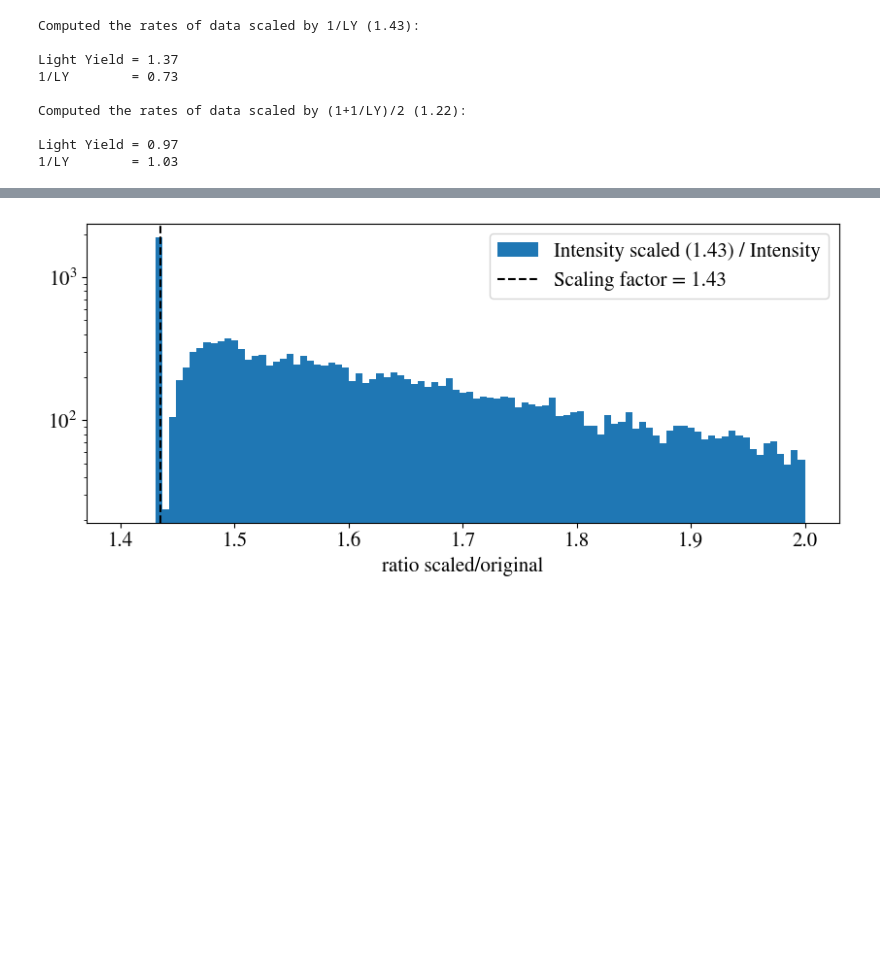
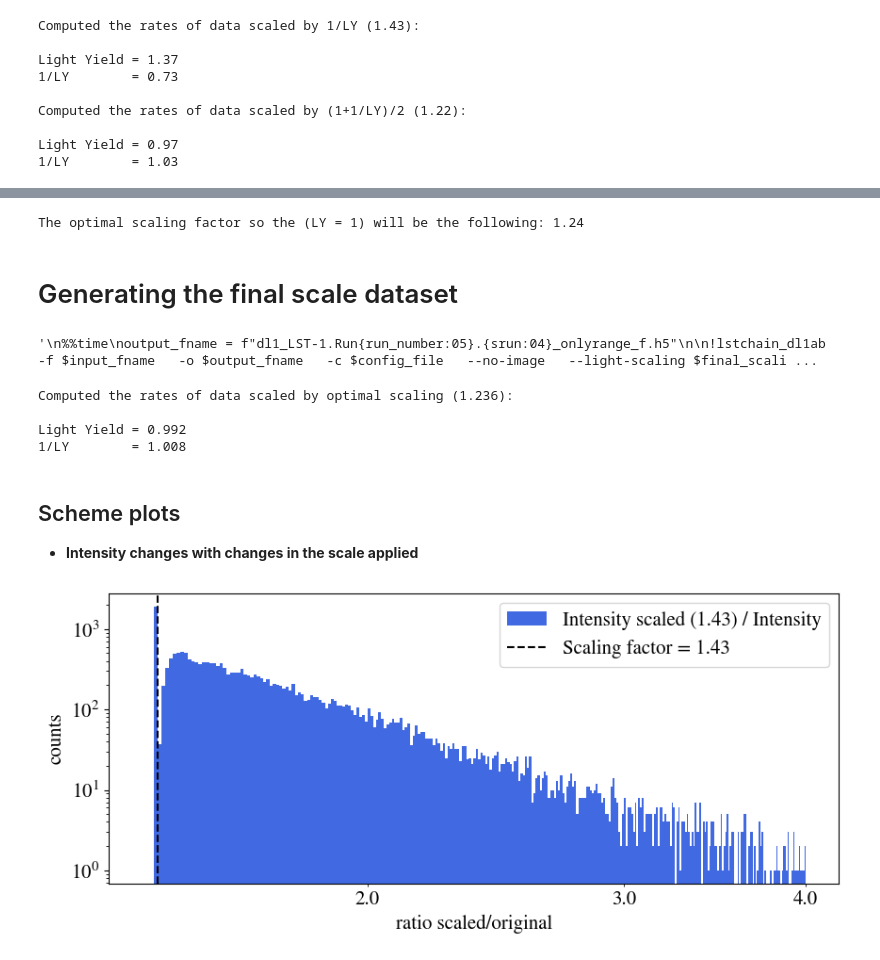
Before and after one commit to juanjq/cosmic_ray_data_correction, a Jupyter notebook: dl2_production/testing_dl1ab_changes.ipynb, the cells around one changed output, grey strips where cells are left out. Drawn from its saved outputs; the diff is of its cells as text; code cells hidden in the pictures; blank space fills up the shorter version.

Commit message:
Finished the prototype of light scaling (tested in one subrun)

```diff
--- a/dl2_production/testing_dl1ab_changes.ipynb
+++ b/dl2_production/testing_dl1ab_changes.ipynb
@@ -235,8 +218,9 @@ output_fname = f"dl1_LST-1.Run{run:05}.{srun:04}_onlyrange_1.h5"
 # %% [markdown]
 ## Reading the total and reduced subset
 # %%
-dl1b_df_total1 = read_table(f"dl1_LST-1.Run{run:05}.{srun:04}_test_1.h5",      dl1_params_lstcam_key)
-dl1b_df_sub1   = read_table(f"dl1_LST-1.Run{run:05}.{srun:04}_onlyrange_1.h5", dl1_params_lstcam_key)
+# reading the files
+dl1b_df_total1 = read_table(f"dl1_LST-1.Run{run_number:05}.{srun:04}_test_1.h5",      dl1_params_lstcam_key)
+dl1b_df_sub1   = read_table(f"dl1_LST-1.Run{run_number:05}.{srun:04}_onlyrange_1.h5", dl1_params_lstcam_key)
 
 # histograms
 hist_tot_1, _ = np.histogram(dl1b_df_total1["intensity"], total_bins)
@@ -296,4 +277,10 @@ dl1b_df_total3 = read_table(f"dl1_LST-1.Run{run:05}.{srun:04}_test_3.h5",      d
 # %%
+# reading the files
+dl1b_df_sub2   = read_table(f"dl1_LST-1.Run{run_number:05}.{srun:04}_onlyrange_2.h5", dl1_params_lstcam_key)
+dl1b_df_sub3   = read_table(f"dl1_LST-1.Run{run_number:05}.{srun:04}_onlyrange_3.h5", dl1_params_lstcam_key)
+dl1b_df_total2 = read_table(f"dl1_LST-1.Run{run_number:05}.{srun:04}_test_2.h5",      dl1_params_lstcam_key)
+dl1b_df_total3 = read_table(f"dl1_LST-1.Run{run_number:05}.{srun:04}_test_3.h5",      dl1_params_lstcam_key)
+
 # histograms
 hist_tot_2, _ = np.histogram(dl1b_df_total2["intensity"], total_bins)
 hist_tot_3, _ = np.histogram(dl1b_df_total3["intensity"], total_bins)
@@ -337,16 +321,31 @@ sol  = optimize.root(pol - 1, x0=(1 + 1/ly1)/2, method='hybr').x[0]
+# %%
+poly_fit      = np.poly1d(np.polyfit([1, (1 + 1/ly1)/2, 1/ly1], [ly1, ly3, ly2], 2))
+final_scaling = optimize.root(poly_fit - 1, x0=(1 + 1/ly1)/2, method="hybr").x[0]
+
+print(f"The optimal scaling factor so the (LY = 1) will be the following: {final_scaling:.2f}")
+# %% [output]
+The optimal scaling factor so the (LY = 1) will be the following: 1.24
+# %% [markdown]
+# Generating the final scale dataset
 # %%
-input_fname  = DICT[run]["dl1a"]["srunwise"][srun]
-output_fname = f"dl1_LST-1.Run{run:05}.{srun:04}_onlyrange_f.h5"
+"""
+%%time
+output_fname = f"dl1_LST-1.Run{run_number:05}.{srun:04}_onlyrange_f.h5"
 
 !lstchain_dl1ab \
   -f $input_fname \
   -o $output_fname \
   -c $config_file \
   --no-image \
-  --light-scaling $sol
+  --light-scaling $final_scaling
+"""
+# %% [output]
+'\n%%time\noutput_fname = f"dl1_LST-1.Run{run_number:05}.{srun:04}_onlyrange_f.h5"\n\n!lstchain_dl1ab   -f $input_fname   -o $output_fname   -c $config_file   --no-image   --light-scaling $final_scali ...
 # %%
-dl1b_df_totalf    = read_table(f"dl1_LST-1.Run{run:05}.{srun:04}_test_f.h5", dl1_params_lstcam_key)
+# reading the file
+dl1b_df_totalf = read_table(f"dl1_LST-1.Run{run_number:05}.{srun:04}_test_f.h5", dl1_params_lstcam_key)
 
+# histograms
 hist_tot_f, _ = np.histogram(dl1b_df_totalf["intensity"], total_bins)
 rate_tot_f = hist_tot_f / telapsed / bin_size
 
@@ -355,7 +354,15 @@ a_f, p_index_f = result_f.x
 
 correction_a = pol2(1, p0a, p0b, p0c) / pol2(np.cos(np.rad2deg(zd_run)), p0a, p0b, p0c)
 correction_index = pol2(1, p1a, p1b, p1c) - pol2(np.cos(np.rad2deg(zd_run)), p1a, p1b, p1c)
-zd_corr_a_f = a_f * correction_a
-zd_corr_p_index_f = p_index_f +  correction_index
+zd_corr_a_f       = a_f       * correction_a
+zd_corr_p_index_f = p_index_f + correction_index
 
+# calculating light yield
 lyf = calc_light_yield(reference_intensity, reference_rates, reference_power_index, zd_corr_a_f, zd_corr_p_index_f)
+
+print(f"Computed the rates of data scaled by optimal scaling ({final_scaling:.3f}):\n\nLight Yield = {lyf:.3f}\n1/LY        = {1/lyf:.3f}\n")
+# %% [output]
+Computed the rates of data scaled by optimal scaling (1.236):
+
+Light Yield = 0.992
+1/LY        = 1.008
@@ -364,15 +369,21 @@ lyf = calc_light_yield(reference_intensity, reference_rates, reference_power_ind
+# %% [markdown]
+## Scheme plots
+* **Intensity changes with changes in the scale applied**
 # %%
 fig, ax = plt.subplots(figsize=(10,4))
 
-plt.hist(dl1b_df_sub2["intensity"] / dl1b_df_sub1["intensity"], bins=np.linspace(1.4, 2, 100),
+ax.hist(dl1b_df_sub2["intensity"] / dl1b_df_sub1["intensity"], bins=np.linspace(1.4, 4, 300), color="royalblue",
         label="Intensity scaled (1.43) / Intensity")
-plt.axvline(1/ly1, color="k", ls="--", label=f"Scaling factor = {1/ly1:.2f}")
-# plt.hist(dl1b_df_sub3["intensity"] / dl1b_df_sub1["intensity"], bins=np.linspace(1.2, 2, 100));
-plt.yscale("log")
-plt.legend()
-plt.xlabel("ratio scaled/original")
+ax.axvline(1/ly1, color="k", ls="--", label=f"Scaling factor = {1/ly1:.2f}")
+ax.set_yscale("log")
+ax.set_xscale("log")
+ax.legend()
+ax.set_xlabel("ratio scaled/original")
+ax.set_ylabel("counts")
+import matplotlib.ticker as mticker
+ax.xaxis.set_minor_formatter(mticker.ScalarFormatter())
 
-plt.savefig(f"plots/total.png", dpi=300, bbox_inches='tight')
+# plt.savefig(f"plots/total.png", dpi=300, bbox_inches="tight")
 plt.show()
 # %% [output]
-[figure, old version]
+[figure, new version]
```
Also changed, not shown: parts of 30 cells of this notebook.
